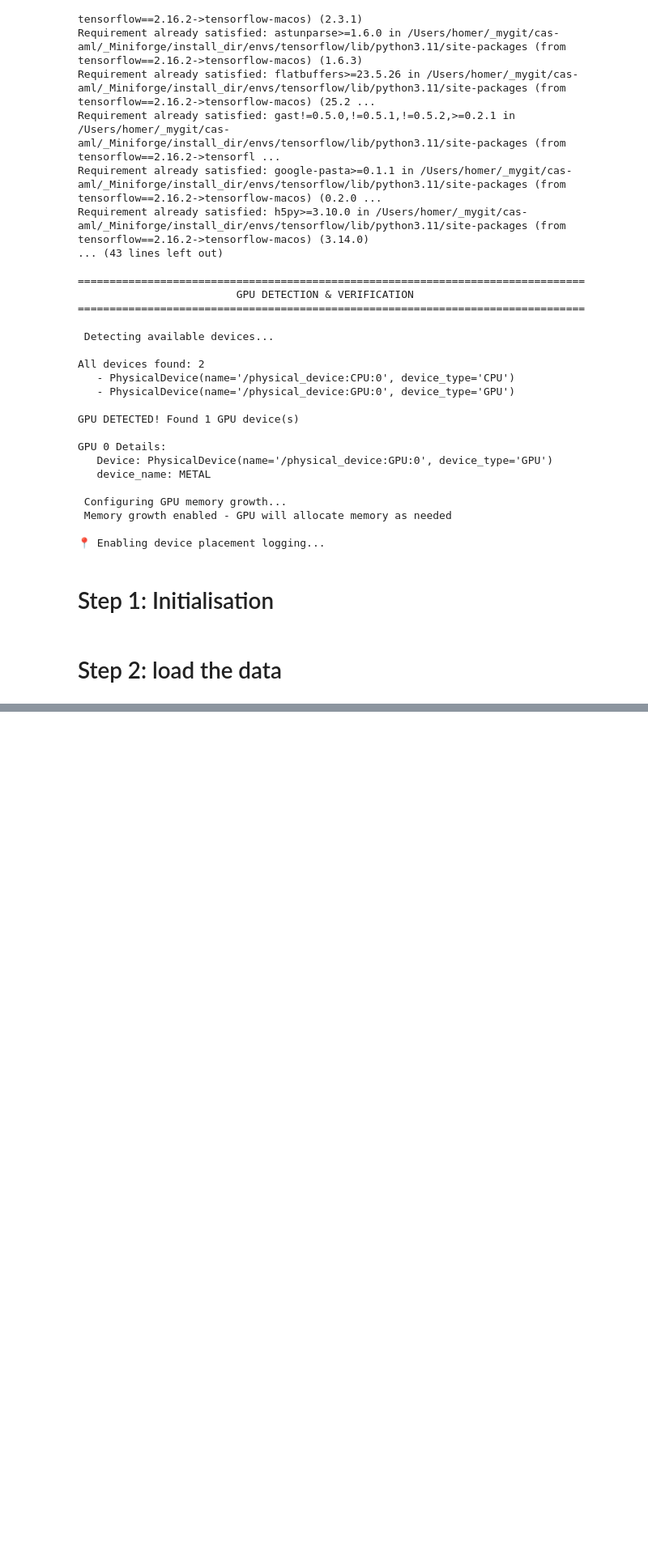
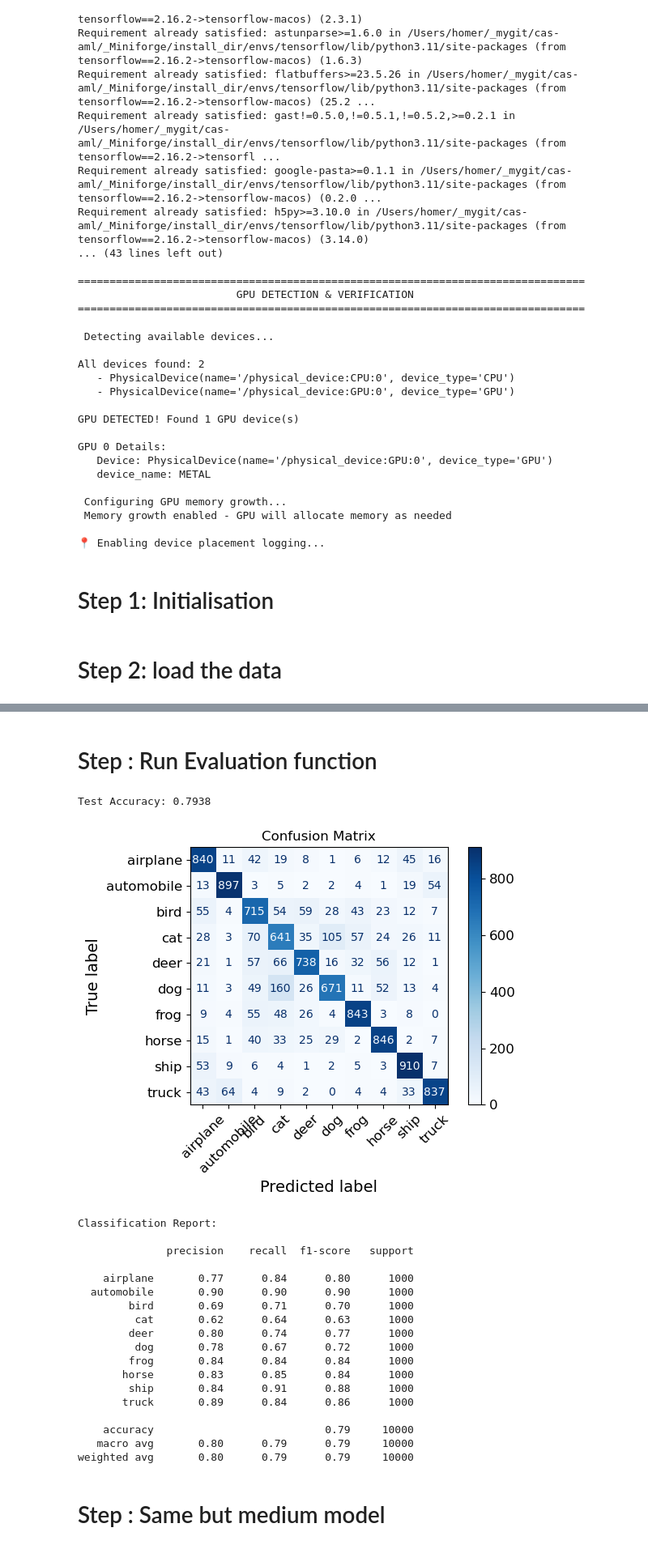
Before and after one commit to elfreyer/project_module_2, a Jupyter notebook: cifar10_CNN.ipynb, the cells around one changed output, grey strips where cells are left out. Shown at 81% size. Drawn from its saved outputs; the diff is of its cells as text; code cells hidden in the pictures; blank space fills up the shorter version.

```diff
--- a/cifar10_CNN.ipynb
+++ b/cifar10_CNN.ipynb
@@ -588,0 +521,54 @@ model.save("cifar10_cutmix_mixup_model_2.keras")
+# %%
+from sklearn.metrics import confusion_matrix, ConfusionMatrixDisplay, classification_report
+
+def evaluate_and_report(model, X_test, y_test, class_names, batch_size=256):
+
+    # Evaluate model
+    test_loss, test_acc = model.evaluate(X_test, y_test, verbose=0)
+    print(f"Test Accuracy: {test_acc:.4f}\n")
+
+    # Get predictions
+    y_prob = model.predict(X_test, batch_size=batch_size, verbose=0)
+    y_pred = np.argmax(y_prob, axis=1)
+
+    # Convert one-hot encoded y_test to class indices
+    y_true = np.argmax(y_test, axis=1)
+
+    # Confusion matrix
+    cm = confusion_matrix(y_true, y_pred)
+    disp = ConfusionMatrixDisplay(confusion_matrix=cm, display_labels=class_names)
+    disp.plot(xticks_rotation=45, cmap="Blues")
+    plt.title("Confusion Matrix")
+    plt.tight_layout()
+    plt.show()
+
+    # Classification report
+    print("Classification Report:\n")
+    print(classification_report(y_true, y_pred, target_names=class_names))
+# %% [markdown]
+# Step : Run Evaluation function
+# %%
+evaluate_and_report(model, X_test, y_test, class_names=classNames)
+# %% [output]
+Test Accuracy: 0.7938
+[figure, added]
+Classification Report:
+
+              precision    recall  f1-score   support
+
+    airplane       0.77      0.84      0.80      1000
+  automobile       0.90      0.90      0.90      1000
+        bird       0.69      0.71      0.70      1000
+         cat       0.62      0.64      0.63      1000
+        deer       0.80      0.74      0.77      1000
+         dog       0.78      0.67      0.72      1000
+        frog       0.84      0.84      0.84      1000
+       horse       0.83      0.85      0.84      1000
+        ship       0.84      0.91      0.88      1000
+       truck       0.89      0.84      0.86      1000
+
+    accuracy                           0.79     10000
+   macro avg       0.80      0.79      0.79     10000
+weighted avg       0.80      0.79      0.79     10000
+# %% [markdown]
+# Step : Same but medium model
```
Also changed, not shown: parts of 66 cells of this notebook.
